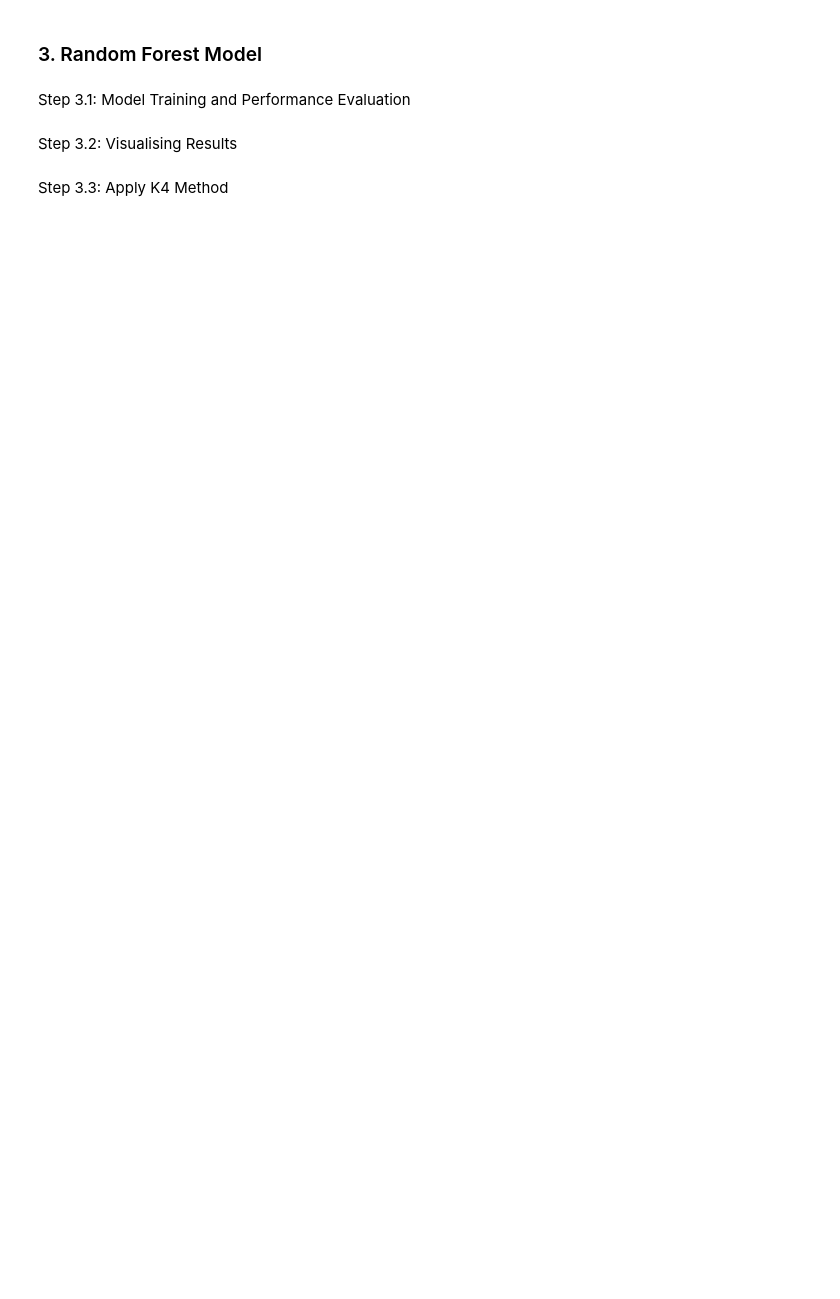
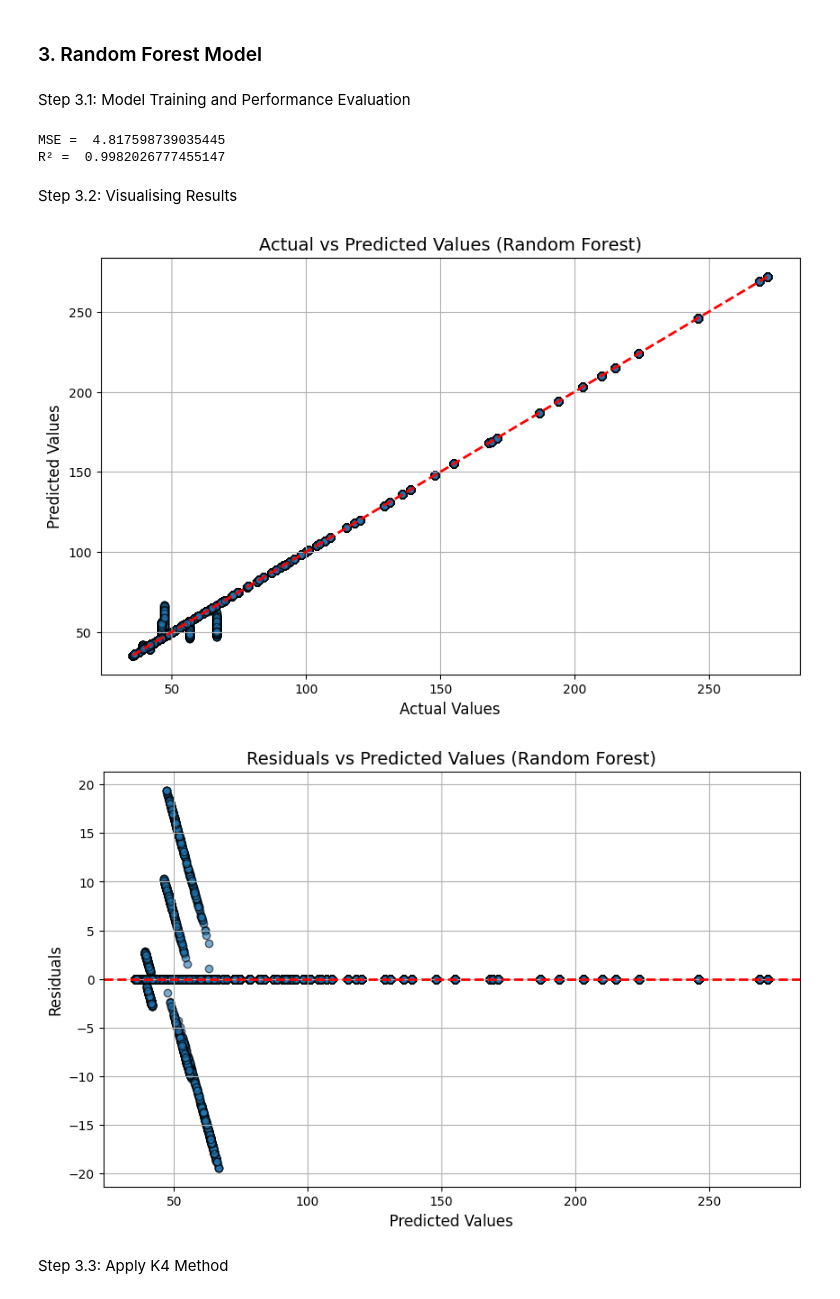
Before and after one commit to Urusha-Bajracharya3950/Engg680_Digital_Engineering_Project_Group_5, a Jupyter notebook: Model_Development/Group_Project.ipynb, the cells around one changed output. Cells and saved outputs as stored; diff of their text form; code cells hidden in the pictures; blank space fills up the shorter version.

```diff
--- a/Model_Development/Group_Project.ipynb
+++ b/Model_Development/Group_Project.ipynb
@@ -215,7 +439,85 @@ Step 2.7: Comparison of Performance Metric
 ### 3. Random Forest Model
 # %% [markdown]
 Step 3.1: Model Training and Performance Evaluation
+# %%
+# Preprocessing: Ensure date compatibility and merge datasets
+from sklearn.ensemble import RandomForestRegressor
+
+water_quality_data['Date'] = pd.to_datetime(water_quality_data['Date'])
+historical_data['Date'] = pd.to_datetime(historical_data['Date'])
+weather_data['Date'] = pd.to_datetime(weather_data['Date'])
+
+# Drop duplicate or irrelevant columns before merging
+historical_data = historical_data.drop(columns=['Year', 'Day'], errors='ignore')
+weather_data = weather_data.drop(columns=['Year', 'Day'], errors='ignore')
+
+# Merge datasets based on 'Day_of_Year'
+merged_dataset = (
+    water_quality_data
+    .merge(historical_data, left_on='Day_of_Year', right_on='Day_of_Year', how='inner')
+    .merge(weather_data, left_on='Day_of_Year', right_on='Day_of_Year', how='inner')
+)
+
+# Target variable
+target_column = "Discharge(flow) in cubic meters per second (m3/s) "
+
+# Prepare features and target
+features = merged_dataset.drop(
+    columns=['Sample Date', 'Date/Time_x', 'Date/Time_y', 'Day', target_column], errors='ignore'
+)
+target = merged_dataset[target_column]
+
+# Select only numeric features
+features = features.select_dtypes(include=['float64', 'int64'])
+
+# Split data into training and testing sets
+X_train, X_test, y_train, y_test = train_test_split(features, target, test_size=0.2, random_state=42)
+
+# Train a Random Forest Regressor with reduced estimators for optimization
+rf_model_optimized = RandomForestRegressor(n_estimators=20, random_state=42)
+rf_model_optimized.fit(X_train, y_train)
+
+# Predict on the test set
+y_pred_optimized = rf_model_optimized.predict(X_test)
+
+# Evaluate the model's performance
+mse_optimized = mean_squared_error(y_test, y_pred_optimized)
+r2_optimized = r2_score(y_test, y_pred_optimized)
+
+
+# Display results
+print('MSE = ', mse_optimized)
+print('R² = ', r2_optimized)
+# %% [output]
+MSE =  4.817598739035445
+R² =  0.9982026777455147
 # %% [markdown]
 Step 3.2: Visualising Results
+# %%
+# Plot actual vs predicted values for Random Forest
+plt.figure(figsize=(10, 6))
+plt.scatter(y_test, y_pred_optimized, alpha=0.6, edgecolors='k')
+plt.plot([y_test.min(), y_test.max()], [y_test.min(), y_test.max()], 'r--', lw=2)
+plt.title('Actual vs Predicted Values (Random Forest)', fontsize=14)
+plt.xlabel('Actual Values', fontsize=12)
+plt.ylabel('Predicted Values', fontsize=12)
+plt.grid(True)
+plt.show()
+
+# Compute residuals for Random Forest
+residuals = y_test - y_pred_optimized
+
+# Plot residuals
+plt.figure(figsize=(10, 6))
+plt.scatter(y_pred_optimized, residuals, alpha=0.6, edgecolors='k')
+plt.axhline(y=0, color='r', linestyle='--', lw=2)
+plt.title('Residuals vs Predicted Values (Random Forest)', fontsize=14)
+plt.xlabel('Predicted Values', fontsize=12)
+plt.ylabel('Residuals', fontsize=12)
+plt.grid(True)
+plt.show()
+# %% [output]
+[figure, added]
+[figure, added]
 # %% [markdown]
 Step 3.3: Apply K4 Method
```
Also changed, not shown: parts of 12 cells of this notebook.
